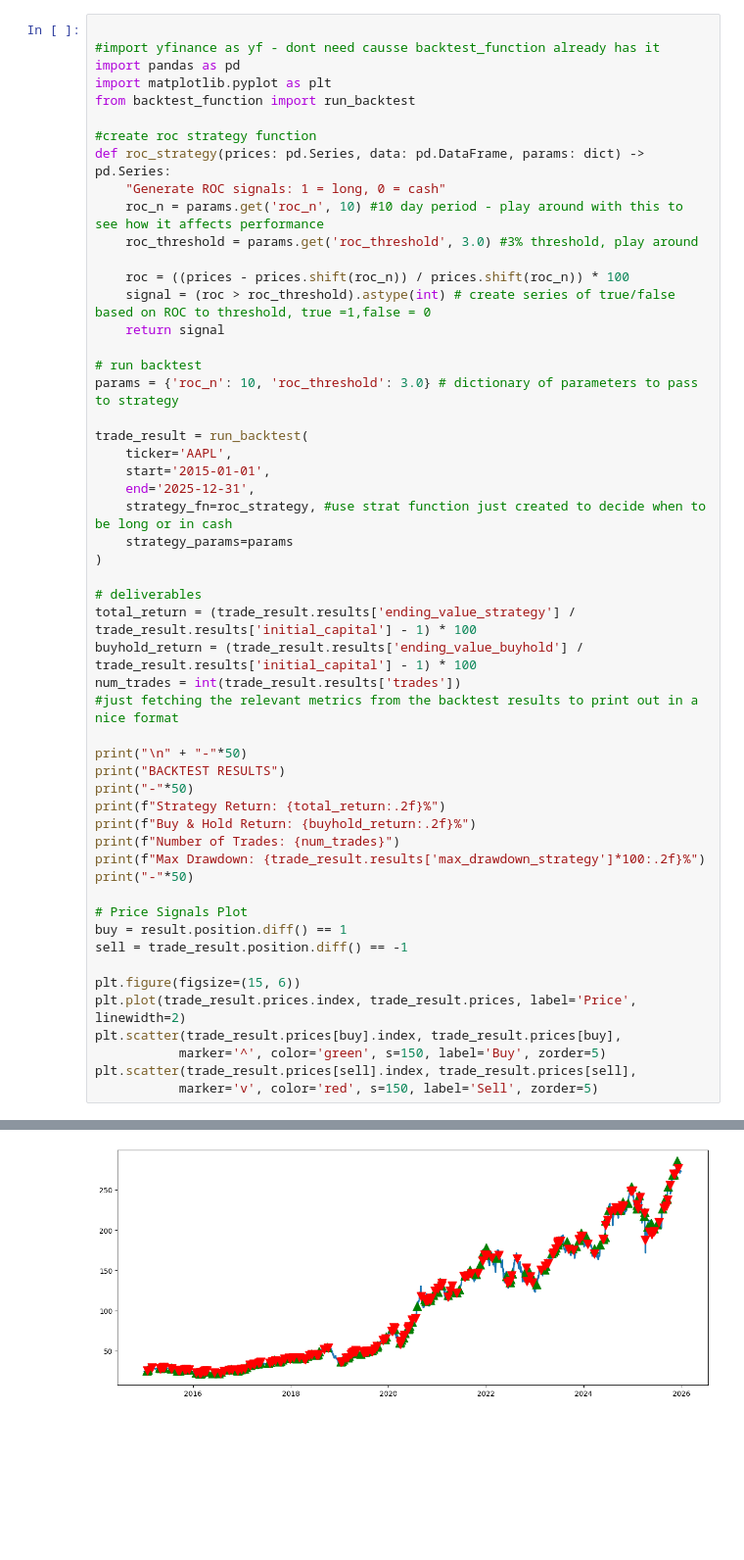
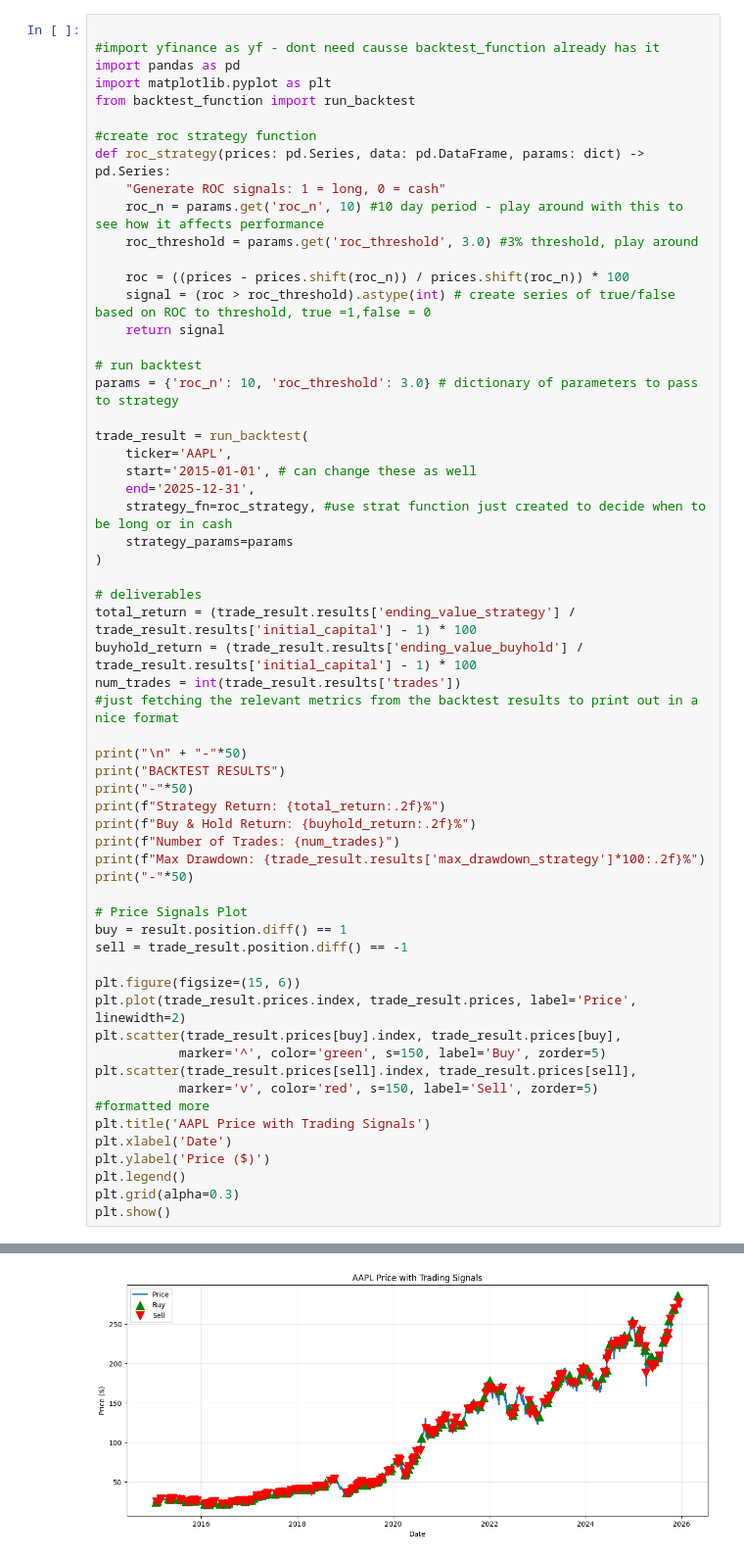
Before and after one commit to sivapira/Momentum_Trading_Project_FM, a Jupyter notebook: rateofchangeusingbacktest.ipynb, the cells around one changed output, grey strips where cells are left out. Shown at 98% size. Drawn from its saved outputs; the diff is of its cells as text; blank space fills up the shorter version.

Commit message:
Final Formatted Trade Signal Chart

```diff
--- a/rateofchangeusingbacktest.ipynb
+++ b/rateofchangeusingbacktest.ipynb
@@ -20,7 +20,7 @@ params = {'roc_n': 10, 'roc_threshold': 3.0} # dictionary of parameters to pass
 
 trade_result = run_backtest(
     ticker='AAPL',
-    start='2015-01-01',
+    start='2015-01-01', # can change these as well
     end='2025-12-31',
     strategy_fn=roc_strategy, #use strat function just created to decide when to be long or in cash
     strategy_params=params
@@ -51,6 +51,13 @@ plt.scatter(trade_result.prices[buy].index, trade_result.prices[buy],
            marker='^', color='green', s=150, label='Buy', zorder=5)
 plt.scatter(trade_result.prices[sell].index, trade_result.prices[sell],
            marker='v', color='red', s=150, label='Sell', zorder=5)
+#formatted more
+plt.title('AAPL Price with Trading Signals')
+plt.xlabel('Date')
+plt.ylabel('Price ($)')
+plt.legend()
+plt.grid(alpha=0.3)
+plt.show()
 # %% [output]
 --------------------------------------------------
 BACKTEST RESULTS
@@ -64 +70 @@ Max Drawdown: -31.78%
-[figure, old version]
+[figure, new version]
```
Also changed, not shown: parts of 1 cell of this notebook.
